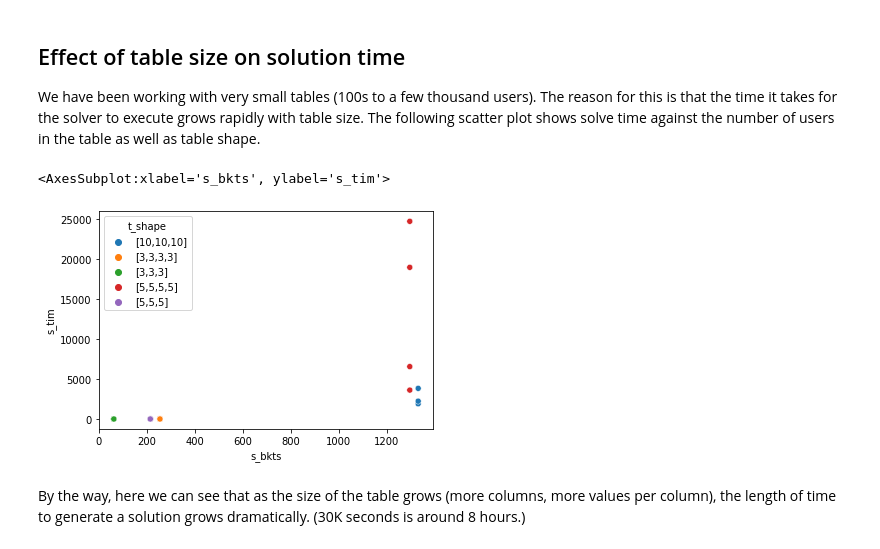
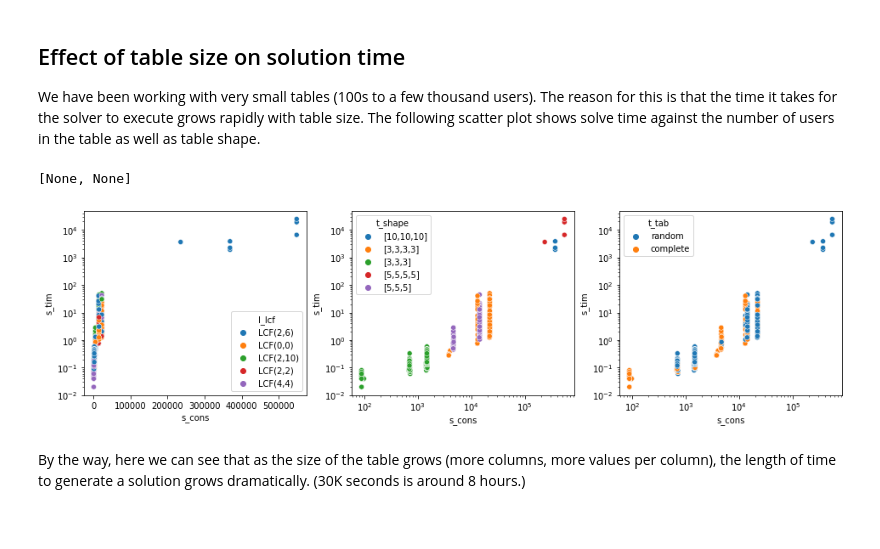
Before and after one commit to iaBIH/attacker, a Jupyter notebook: linearReconstruction/basic.ipynb, the cells around one changed output. Drawn from its saved outputs; the diff is of its cells as text; code cells hidden in the pictures.

Commit message:
Play with time graphs

```diff
--- a/linearReconstruction/basic.ipynb
+++ b/linearReconstruction/basic.ipynb
@@ -137,11 +137,17 @@ For 'LCF(2,6)', less than half of the users are attackable and have been correct
 ## Effect of table size on solution time
 
 We have been working with very small tables (100s to a few thousand users). The reason for this is that the time it takes for the solver to execute grows rapidly with table size. The following scatter plot shows solve time against the number of users in the table as well as table shape.
-# %%
-sns.scatterplot(data=dfAll, x='s_bkts', y='s_tim', hue='t_shape')
-# %% [output]
-<AxesSubplot:xlabel='s_bkts', ylabel='s_tim'>
-[figure, removed]
+# %%
+fig, axes = plt.subplots(1,3,figsize=(16,4))
+ax1 = sns.scatterplot(data=dfAll, x='s_cons', y='s_tim', hue='l_lcf',ax=axes[0])
+ax2 = sns.scatterplot(data=dfAll, x='s_cons', y='s_tim', hue='t_shape',ax=axes[1])
+ax3 = sns.scatterplot(data=dfAll, x='s_cons', y='s_tim', hue='t_tab',ax=axes[2])
+ax1.set(yscale="log",xscale="log")
+ax2.set(yscale="log",xscale="log")
+ax3.set(yscale="log",xscale="log")
+# %% [output]
+[None, None]
+[figure, added]
 # %% [markdown]
 By the way, here we can see that as the size of the table grows (more columns, more values per column), the length of time to generate a solution grows dramatically. (30K seconds is around 8 hours.)
 # %% [markdown]
```
